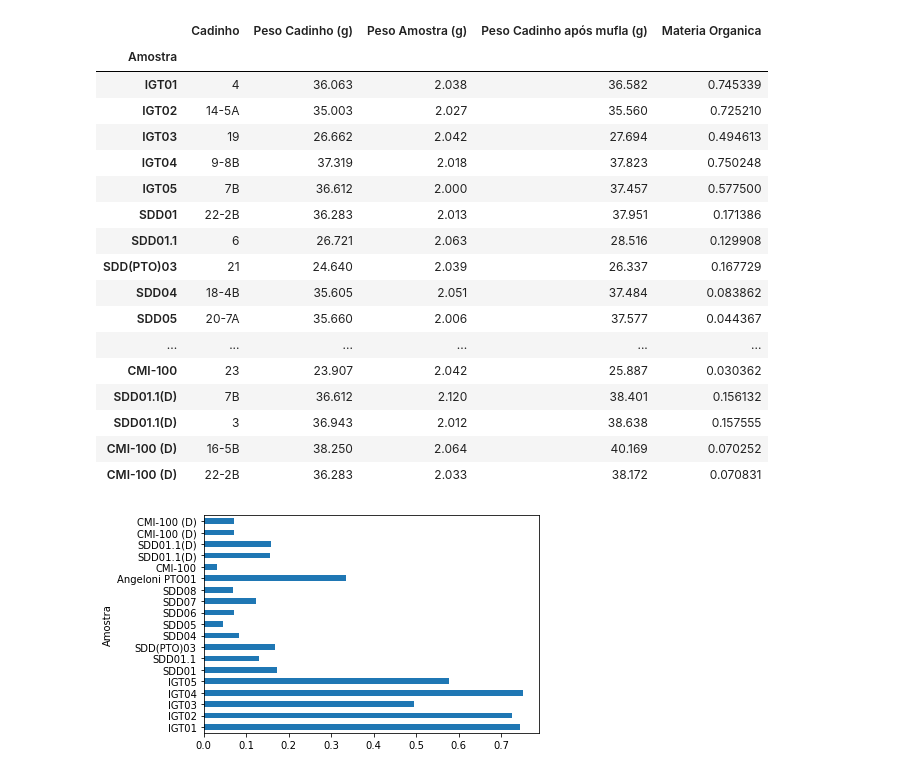
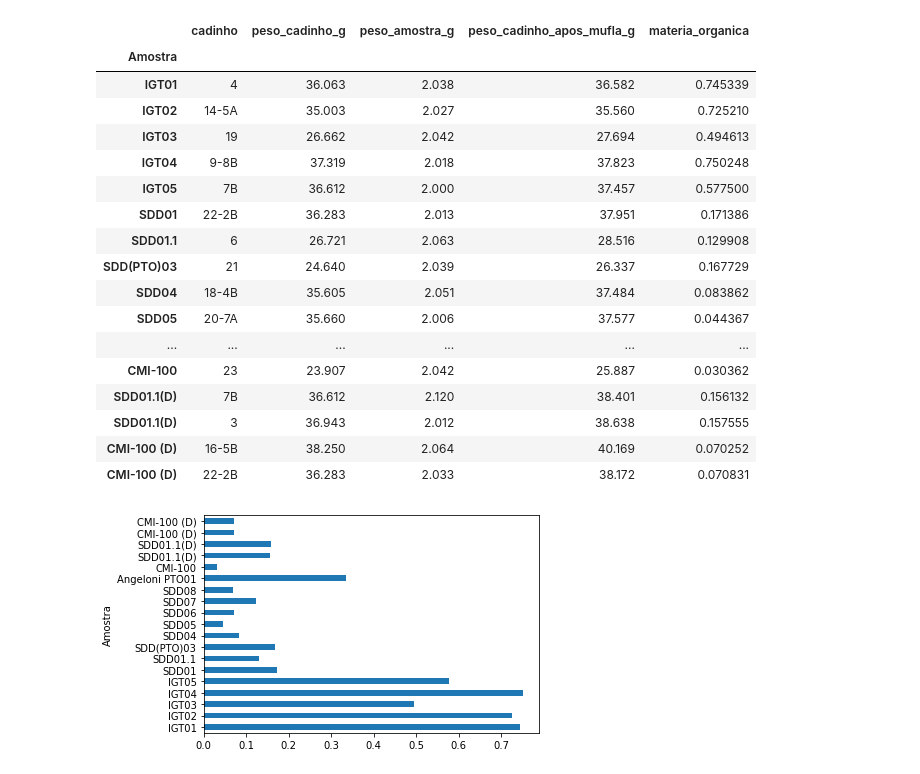
Before and after one commit to LaPoGeoMar/geoquimica_marinha, a Jupyter notebook: 02-dados-manguezal.ipynb, the cells around one changed output. Drawn from its saved outputs; the diff is of its cells as text; code cells hidden in the pictures.

```diff
--- a/explorar-dados-manguezal.ipynb
+++ b/02-dados-manguezal.ipynb
@@ -11,12 +11,14 @@ fname = pooch.retrieve(
 )
 # %%
 import pandas as pd
+import janitor
 
 
 df1 = pd.read_excel(fname, index_col="Amostra", sheet_name=1)
+df1 = df1.clean_names(strip_underscores=True)
 df1
 # %% [output]
-|  | Cadinho | Peso Cadinho (g) | Peso Amostra (g) | Peso Cadinho após mufla (g) | Materia Organica |
+|  | cadinho | peso_cadinho_g | peso_amostra_g | peso_cadinho_apos_mufla_g | materia_organica |
 | Amostra |  |  |  |  |  |
 | IGT01 | 4 | 36.063 | 2.038 | 36.582 | 0.745339 |
 | IGT02 | 14-5A | 35.003 | 2.027 | 35.560 | 0.725210 |
```
Also changed, not shown: parts of 5 cells of this notebook, 4 other files.
